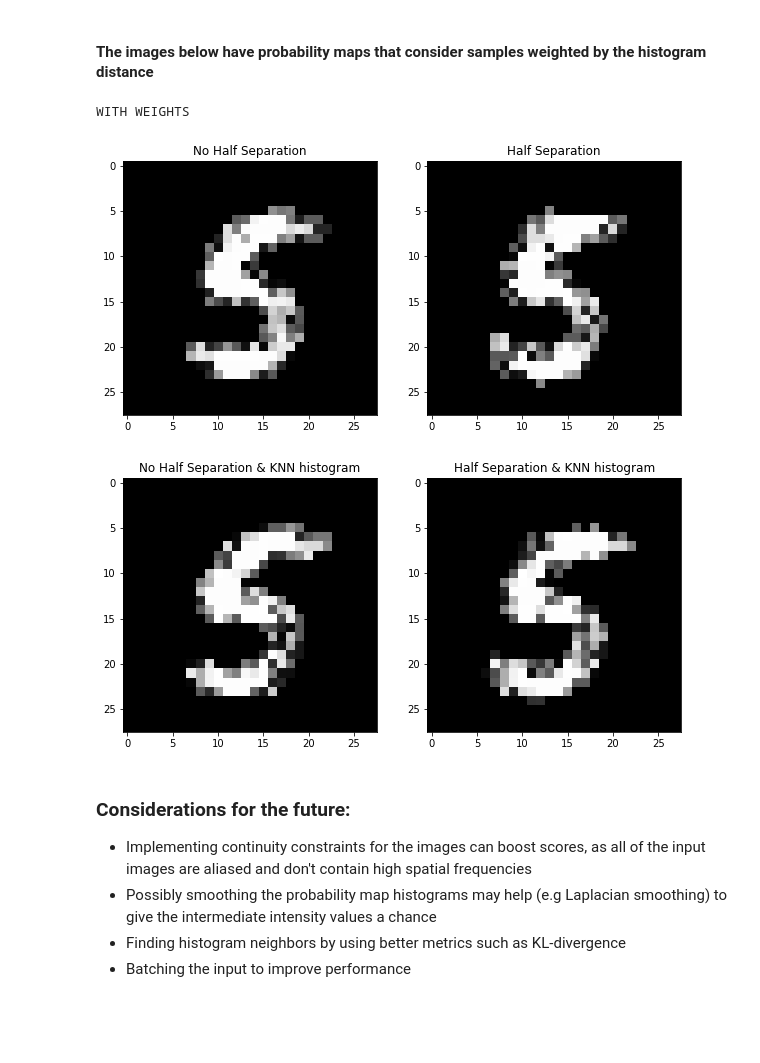
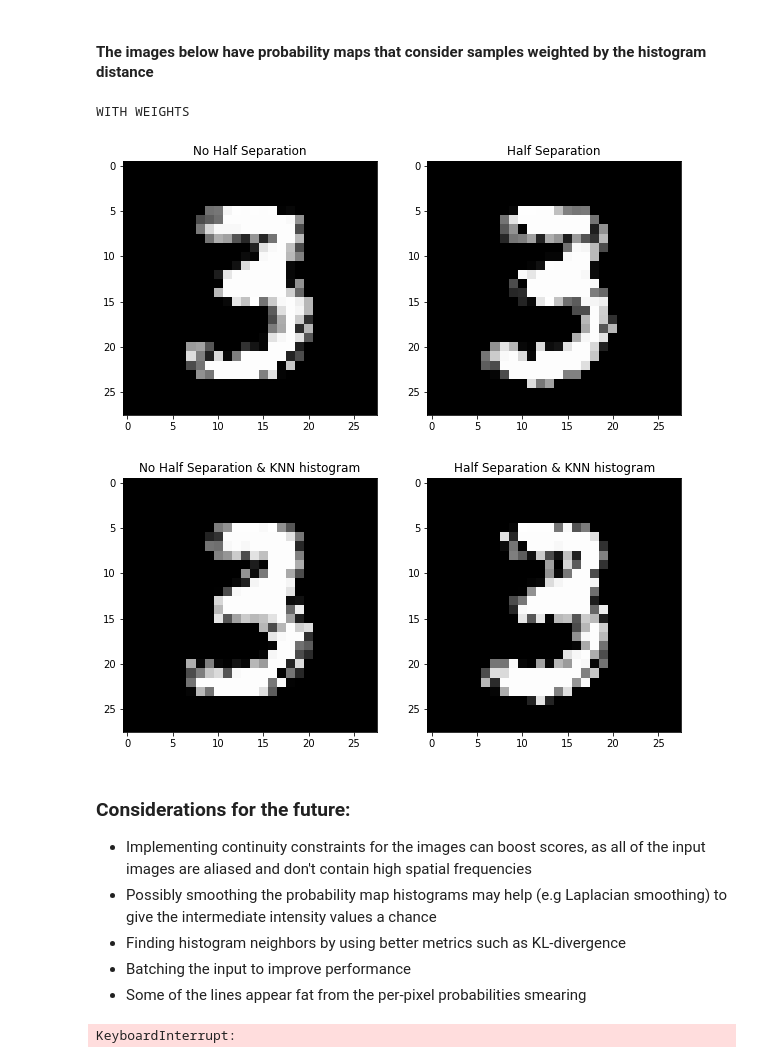
Before and after one commit to sairisheek/Permuted_MNIST, a Jupyter notebook: Perturbed_MNIST.ipynb, the cells around one changed output. Saved outputs shown, nothing was run; the diff lists cells and outputs as text; code cells hidden in the pictures; blank space fills up the shorter version.

```diff
--- a/Perturbed_MNIST.ipynb
+++ b/Perturbed_MNIST.ipynb
@@ -122,15 +124,15 @@ torch.Size([28, 28])
 ### Shuffled vs original image
 # %%
 import random
-target_lbl=6
+target_lbl=3
 prob_map = gen_prob_map(target_lbl)
-stidxs = torch.nonzero((shuffle_train_set.targets==target_lbl))
+stidxs = torch.nonzero((shuffle_test_set.targets==target_lbl))
 i = random.randint(0, stidxs.shape[0]-1)
 stidx = int(stidxs[i])
 #sub_shuf_data = shuffle_train_set[stidxs]
-sub_shuf_target = shuffle_train_set.targets[stidxs]
-orig_img, orig_lbl = train_set[stidx]
-test_img, test_lbl = shuffle_train_set[stidx]
+#sub_shuf_target = shuffle_train_set.targets[stidxs]
+orig_img, orig_lbl = test_set[stidx]
+test_img, test_lbl = shuffle_test_set[stidx]
 fig = plt.figure(figsize=(10,20))
 fig.add_subplot(1,2,1)
 plt.imshow(test_img.squeeze(), cmap='gray')
@@ -160,7 +162,7 @@ def reconstruct_image(test_img, prob_map):
         val = torch.max(cp_prob_map)
         ixs = (cp_prob_map==val).nonzero()
         rand = random.randint(0,ixs.shape[0]-1)
-        ix = ixs[0]
+        ix = ixs[rand]
         pix_val = ix[2]
         #print(pix_val)
         #print(ix)
@@ -182,7 +184,7 @@ def reconstruct_from_halves(img, prob_map):
 
 hist = torch.bincount(test_img.flatten(), minlength=256)
 prob_map = gen_prob_map(target_lbl)
-prob_map_e = gen_prob_map_exemp(target_lbl, hist,2000)
+prob_map_e = gen_prob_map_exemp(target_lbl, hist,750)
 rec = reconstruct_image(test_img, prob_map)
 better_rec = reconstruct_from_halves(test_img, prob_map)
 rec_e = reconstruct_image(test_img, prob_map_e)
@@ -210,44 +212,46 @@ plt.title("Half Separation & KNN histogram");
 # %%
 hist = torch.bincount(test_img.flatten(), minlength=256)
 prob_map = gen_prob_map(target_lbl, hist=hist, weights=True)
-prob_map_e = gen_prob_map_exemp(target_lbl, hist,1000, weights=True)
+prob_map_e = gen_prob_map_exemp(target_lbl, hist, 500, weights=True)
 rec = reconstruct_image(test_img, prob_map)
 better_rec = reconstruct_from_halves(test_img, prob_map)
 rec_e = reconstruct_image(test_img, prob_map_e)
 better_rec_e = reconstruct_from_halves(test_img, prob_map_e)
 print('WITH WEIGHTS')
 fig1 = plt.figure(figsize=(10,20))
 fig1.add_subplot(1,2,1)
 plt.imshow(rec, cmap='gray')
 plt.title("No Half Separation");
 fig1.add_subplot(1,2,2)
 plt.imshow(better_rec, cmap='gray')
 plt.title("Half Separation");
 fig2 = plt.figure(figsize=(10,20))
 fig2.add_subplot(1,2,1)
 plt.imshow(rec_e, cmap='gray')
 plt.title("No Half Separation & KNN histogram");
 fig2.add_subplot(1,2,2)
 plt.imshow(better_rec_e, cmap='gray')
 plt.title("Half Separation & KNN histogram");
 # %% [output]
 WITH WEIGHTS
-[figure, old version]
+[figure, new version]
-[figure, old version]
+[figure, new version]
 # %% [markdown]
 ### Considerations for the future:
 - Implementing continuity constraints for the images can boost scores, as all of the input images are aliased and don't contain high spatial frequencies
 - Possibly smoothing the probability map histograms may help (e.g Laplacian smoothing) to give the intermediate intensity values a chance
 - Finding histogram neighbors by using better metrics such as KL-divergence
 - Batching the input to improve performance
+- Some of the lines appear fat from the per-pixel probabilities smearing
 # %%
-import matplotlib.pyplot as plt
+#import matplotlib.pyplot as plt
 import tqdm.notebook as tq
-%matplotlib inline
+
+k = 700
 targets = torch.arange(10)
 l2s = torch.zeros(5,1000)
 for target in targets:
-    stidxs = (shuffle_train_set.targets==target).nonzero()
+    stidxs = (shuffle_test_set.targets==target).nonzero()
     prob_map = gen_prob_map(target)
     for i in tq.tqdm(range(100)):
         stidx = int(stidxs[i])
@@ -262,10 +266,12 @@ for target in targets:
         l2s[1,i] = torch.linalg.norm((rec_img.float() - orig_img.float())/255., dim=(0,1))
 
         shuf_hist = torch.bincount(shuf_img.flatten(), minlength=256)
-        prob_map =  gen_prob_map_exemp(target, shuf_hist,1000)
+        prob_map =  gen_prob_map_exemp(target, shuf_hist, k)
         rec_img = reconstruct_image(shuf_img, prob_map)
         l2s[2,i] = torch.linalg.norm((rec_img.float() - orig_img.float())/255., dim=(0,1))
         rec_img = reconstruct_from_halves(shuf_img, prob_map)
         l2s[3,i] = torch.linalg.norm((rec_img.float() - orig_img.float())/255., dim=(0,1))
 
         l2s[4,i] = torch.linalg.norm((shuf_img.float() - orig_img.float())/255., dim=(0,1))
+# %% [output]
+KeyboardInterrupt:
```
Also changed, not shown: parts of 4 cells of this notebook.
